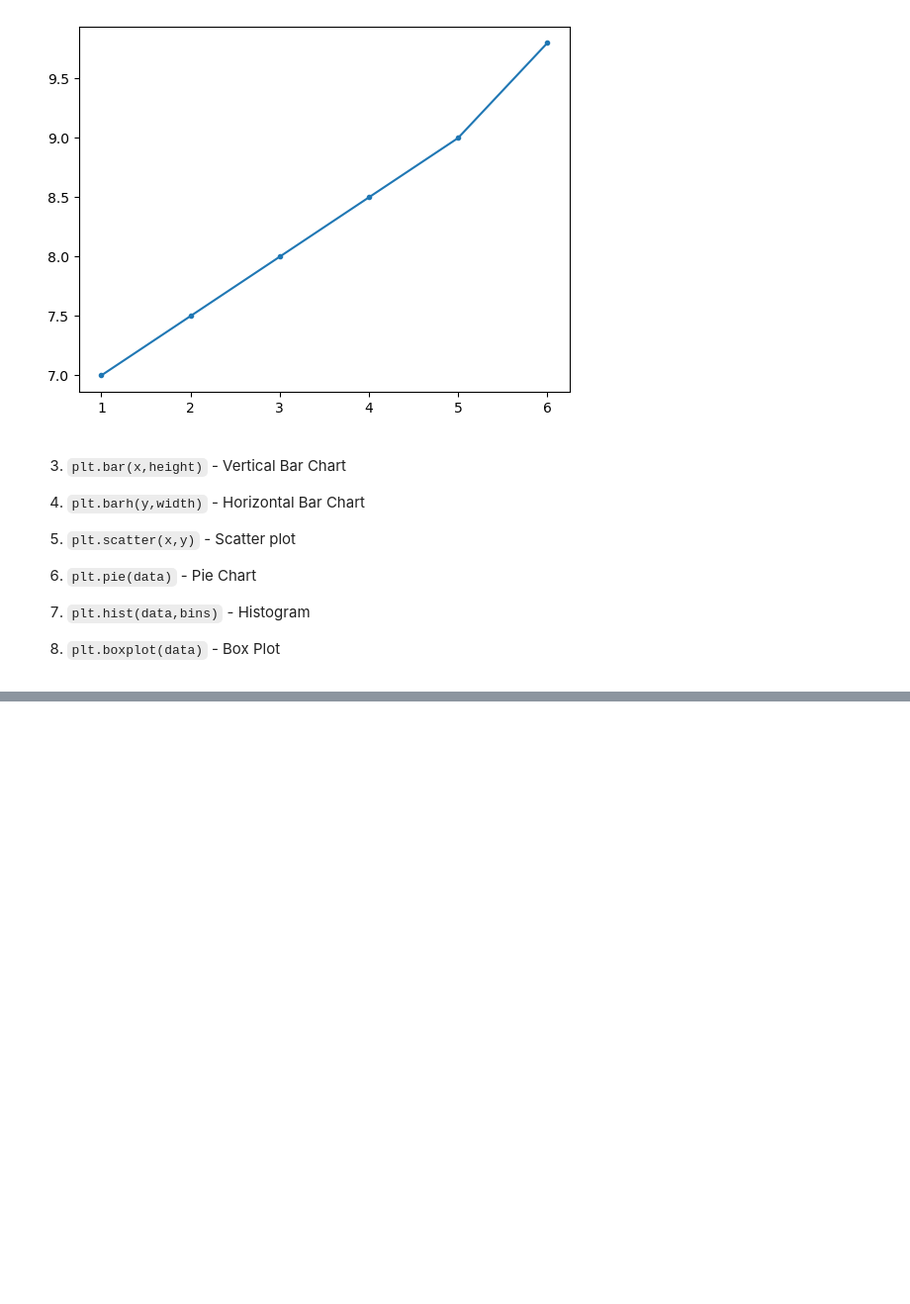
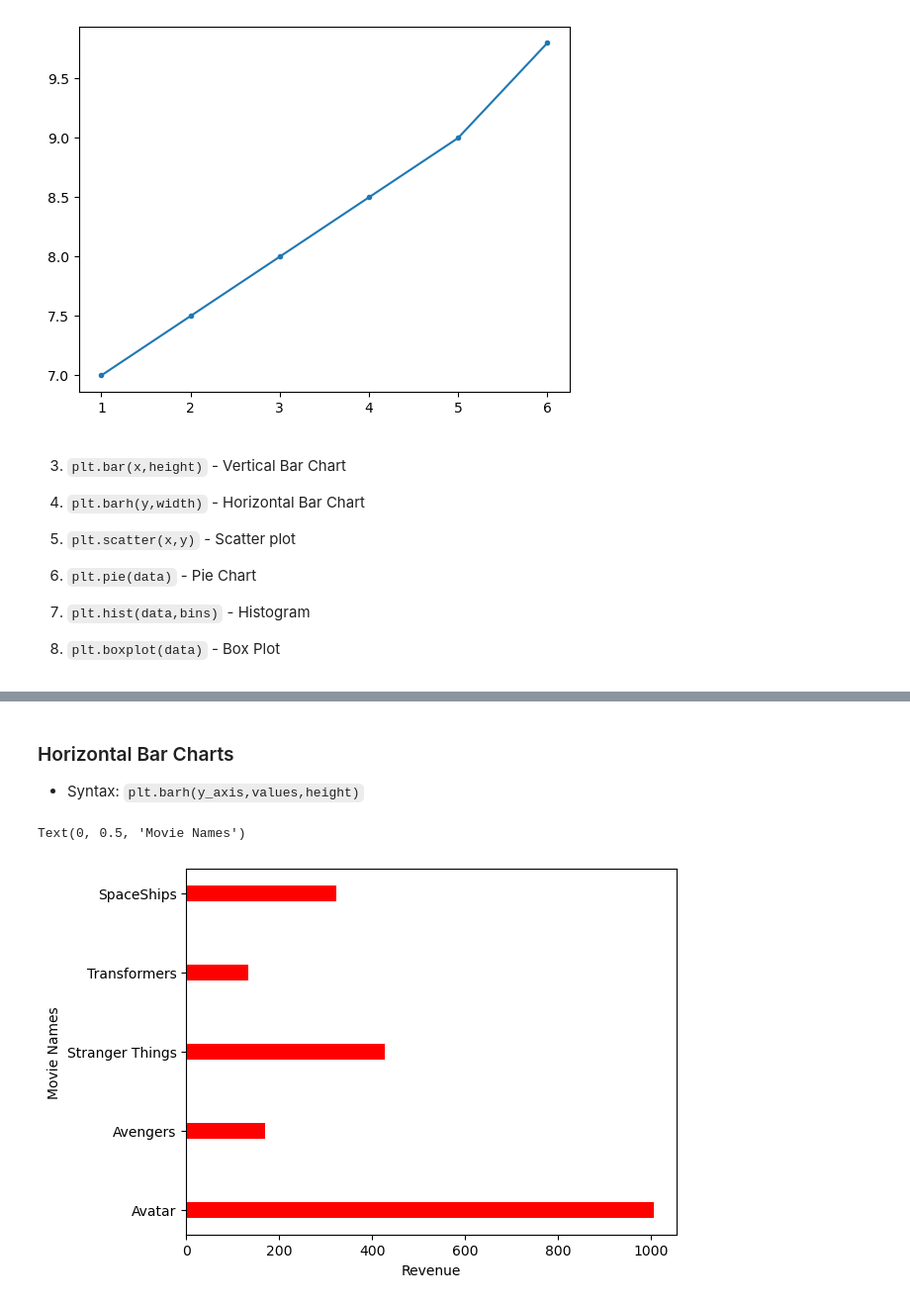
Before and after one commit to rohet-B/python-assignments, a Jupyter notebook: 6_Data Visualization/1_Getting_Started.ipynb, the cells around one changed output, grey strips where cells are left out. Shown at 99% size. Saved outputs shown, nothing was run; the diff lists cells and outputs as text; code cells hidden in the pictures; blank space fills up the shorter version.

```diff
--- a/6_Data Visualization/1_Getting_Started.ipynb
+++ b/6_Data Visualization/1_Getting_Started.ipynb
@@ -112,0 +206,20 @@ plt.show()
+# %% [markdown]
+### Horizontal Bar Charts
+- Syntax:
+    `plt.barh(y_axis,values,height)`
+# %%
+CGI_movies = [
+    "Avatar",
+    "Avengers",
+    "Stranger Things",
+    "Transformers",
+    "SpaceShips"
+]
+
+oscar_revenue = [1005,170,427,133,322]
+plt.barh(CGI_movies,oscar_revenue,height=0.2,color="red")
+plt.xlabel("Revenue")
+plt.ylabel("Movie Names")
+# %% [output]
+Text(0, 0.5, 'Movie Names')
+[figure, added]
```
Also changed, not shown: parts of 7 cells of this notebook, 1 other file.
